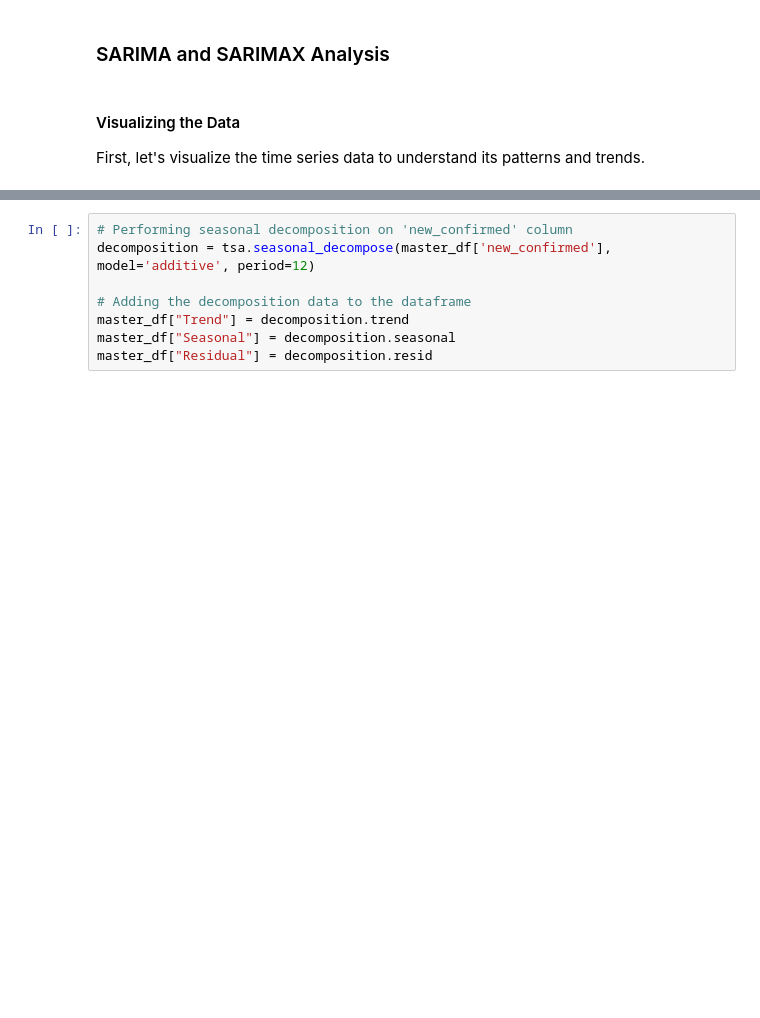
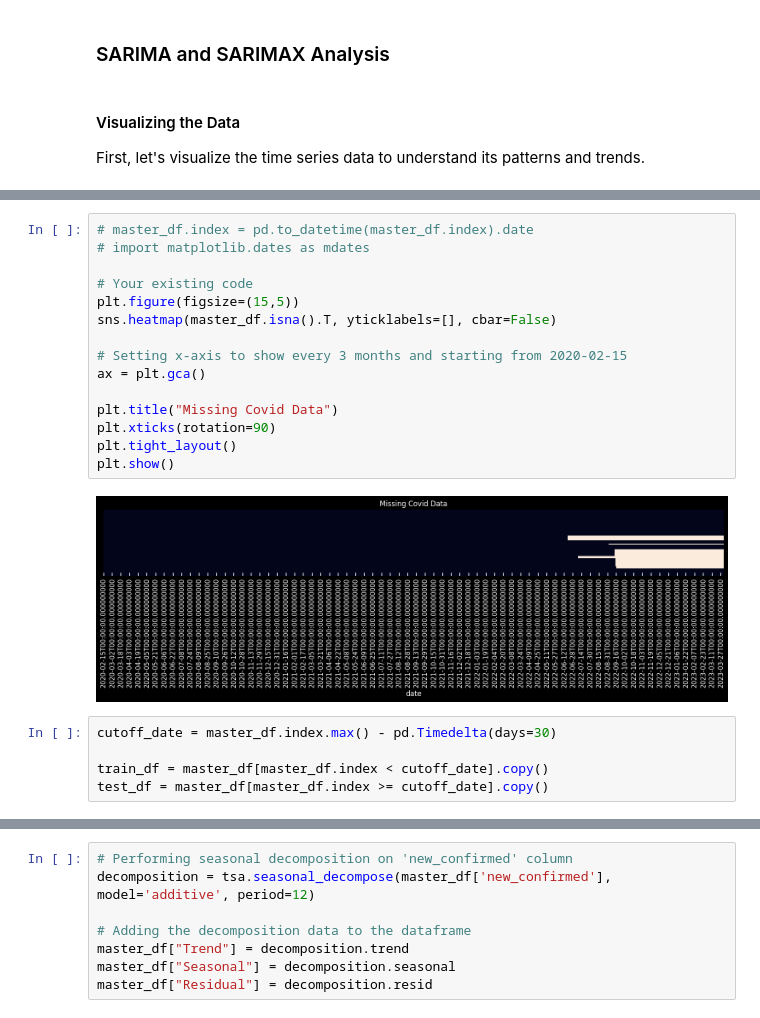
Before and after one commit to scelarek/CovidCast, a Jupyter notebook: Capstone/3. Covid SARIMA Modeling.ipynb, the cells around one changed output, grey strips where cells are left out. Cells and saved outputs as stored; diff of their text form; blank space fills up the shorter version.

```diff
--- a/Capstone/3. Covid SARIMA Modeling.ipynb
+++ b/Capstone/3. Covid SARIMA Modeling.ipynb
@@ -62,3 +99,25 @@ SKLearn version: 1.2.2
+# %%
+# master_df.index = pd.to_datetime(master_df.index).date
+# import matplotlib.dates as mdates
+
+# Your existing code
+plt.figure(figsize=(15,5))
+sns.heatmap(master_df.isna().T, yticklabels=[], cbar=False)
+
+# Setting x-axis to show every 3 months and starting from 2020-02-15
+ax = plt.gca()
+
+plt.title("Missing Covid Data")
+plt.xticks(rotation=90)
+plt.tight_layout()
+plt.show()
+# %% [output]
+[figure, added]
+# %%
+cutoff_date = master_df.index.max() - pd.Timedelta(days=30)
+
+train_df = master_df[master_df.index < cutoff_date].copy()
+test_df = master_df[master_df.index >= cutoff_date].copy()
 # %%
 # Creating subplots vertically aligned
 fig = make_subplots(rows=3, cols=1, shared_xaxes=True, subplot_titles=("Daily Confirmed", "Daily Hospitalizations", "Daily Fatalities"))
```
Also changed, not shown: parts of 8 cells of this notebook.
